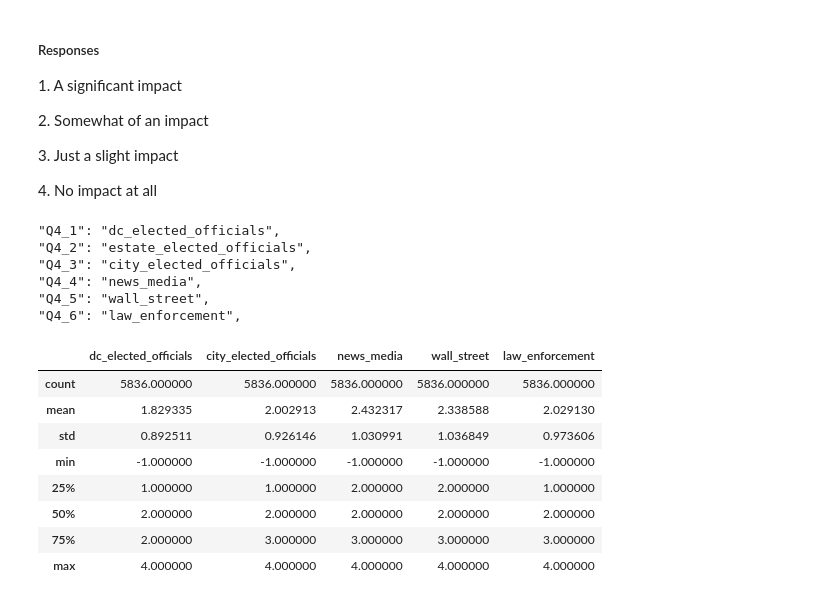
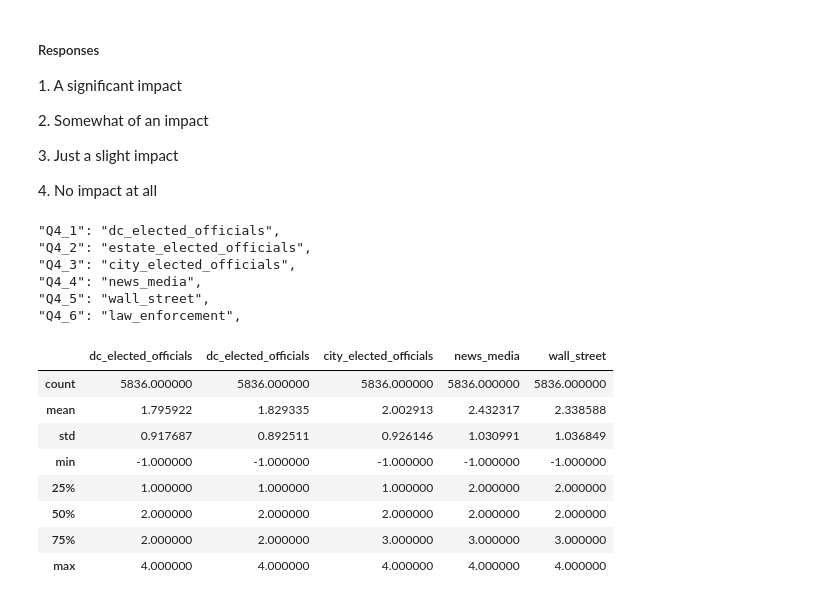
Before and after one commit to The-Rebeckoning/data-science, a Jupyter notebook: analysis-non-voters/analysis-nonvoter.ipynb, the cells around one changed output. Drawn from its saved outputs; the diff is of its cells as text; code cells hidden in the pictures.

```diff
--- a/analysis-non-voters/analysis-nonvoter.ipynb
+++ b/analysis-non-voters/analysis-nonvoter.ipynb
@@ -70,4 +68,7 @@ columns=list(df)
 index_values = list(range(0,118))
 
 dictionary = dict(zip(columns, index_values))
+
+for i in dictionary:
+    print (i, dictionary[i])
 # %% [output]
@@ -95,7 +112,7 @@ def values():
         print('"',i,'":"',new_dictionary[i],'",')
 
 
-df = df.rename(columns={"Q2_1":"imp-voting",
+question_two_new = df.rename(columns={"Q2_1":"imp-voting",
 "Q2_2":"imp-jury-duty",
 "Q2_3":"knowing-happenings",
 "Q2_4":"display-flag",
@@ -106,7 +123,7 @@ df = df.rename(columns={"Q2_1":"imp-voting",
 "Q2_9":"believe-god",
 "Q2_10":"protest-govt-wrong"})
 
-df.iloc[:,2:12]
+question_two_new= df.iloc[:,2:12]
 # %% [markdown]
 #### Subset of our data
 # %%
@@ -249,5 +263,5 @@ dtype: float64
 # %%
-question_four_old= df.iloc[:,19:24]
+question_four_old= df.iloc[:,18:23]
 
 nums = range (1,7)
 
@@ -257,39 +271,39 @@ new_values= ["dc_elected_officials", "estate_elected_officials", "city_elected_o
 new_values_with_quotes = []
 
 new_list=[]
 
 for value in new_values:
     new_values_with_quotes.append('"'+value+'",')
 
 for num in nums:
     new_list.append('"Q4_'+str(num)+'"'+":")
 
 new_dict= dict(zip(new_list, new_values_with_quotes))
 
 for i in new_dict: #use this to populate columns
     print (i, new_dict[i])
 
 question_four_new = question_four_old.rename(columns={"Q4_1": "dc_elected_officials",
 "Q4_2": "dc_elected_officials",
 "Q4_3": "city_elected_officials",
 "Q4_4": "news_media",
 "Q4_5": "wall_street",
 "Q4_6": "law_enforcement"})
 
 question_four_new.describe()
 # %% [output]
 "Q4_1": "dc_elected_officials",
 "Q4_2": "estate_elected_officials",
 "Q4_3": "city_elected_officials",
 "Q4_4": "news_media",
 "Q4_5": "wall_street",
 "Q4_6": "law_enforcement",
-|  | dc_elected_officials | city_elected_officials | news_media | wall_street | law_enforcement |
+|  | dc_elected_officials | dc_elected_officials | city_elected_officials | news_media | wall_street |
 | count | 5836.000000 | 5836.000000 | 5836.000000 | 5836.000000 | 5836.000000 |
-| mean | 1.829335 | 2.002913 | 2.432317 | 2.338588 | 2.029130 |
-| std | 0.892511 | 0.926146 | 1.030991 | 1.036849 | 0.973606 |
+| mean | 1.795922 | 1.829335 | 2.002913 | 2.432317 | 2.338588 |
+| std | 0.917687 | 0.892511 | 0.926146 | 1.030991 | 1.036849 |
 | min | -1.000000 | -1.000000 | -1.000000 | -1.000000 | -1.000000 |
-| 25% | 1.000000 | 1.000000 | 2.000000 | 2.000000 | 1.000000 |
+| 25% | 1.000000 | 1.000000 | 1.000000 | 2.000000 | 2.000000 |
 | 50% | 2.000000 | 2.000000 | 2.000000 | 2.000000 | 2.000000 |
-| 75% | 2.000000 | 3.000000 | 3.000000 | 3.000000 | 3.000000 |
+| 75% | 2.000000 | 2.000000 | 3.000000 | 3.000000 | 3.000000 |
 | max | 4.000000 | 4.000000 | 4.000000 | 4.000000 | 4.000000 |
```
Also changed, not shown: parts of 16 cells of this notebook.
